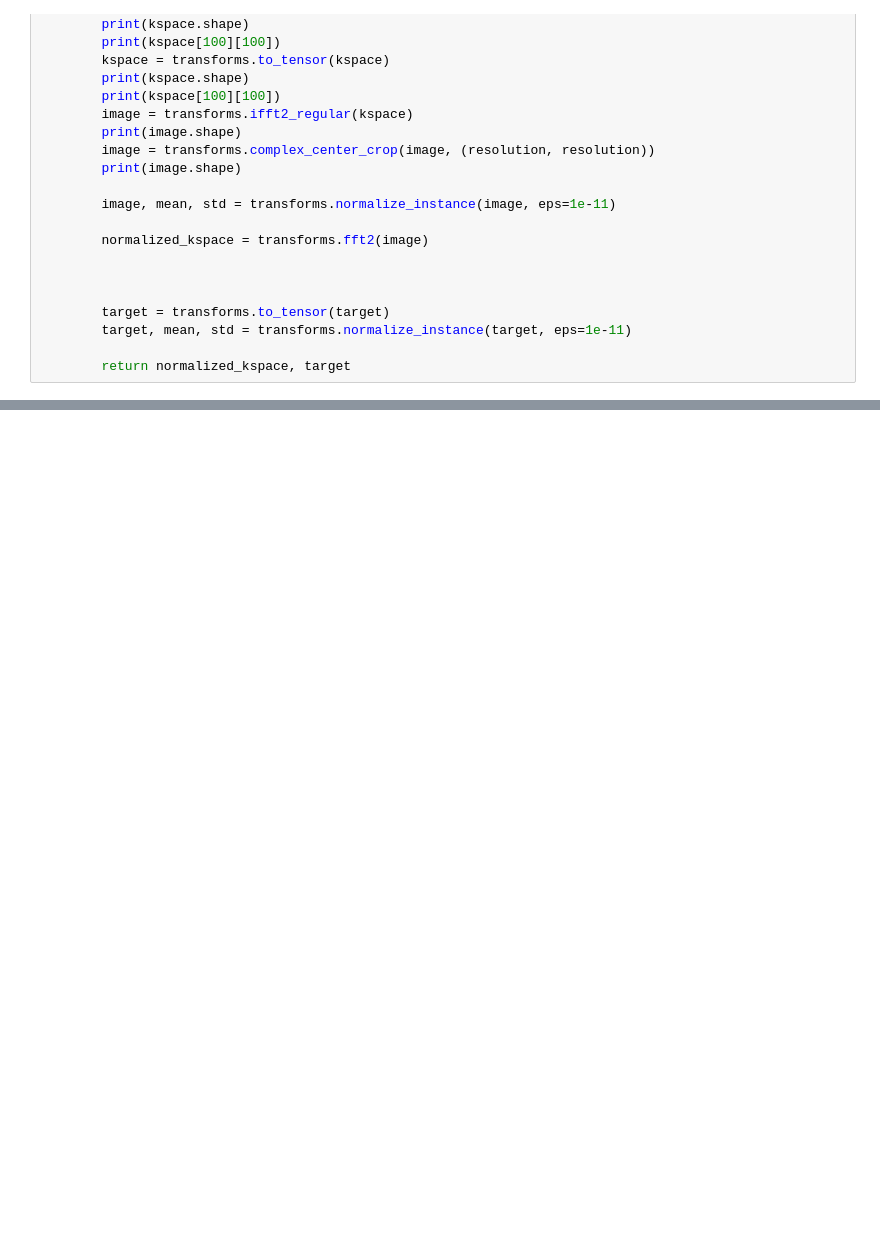
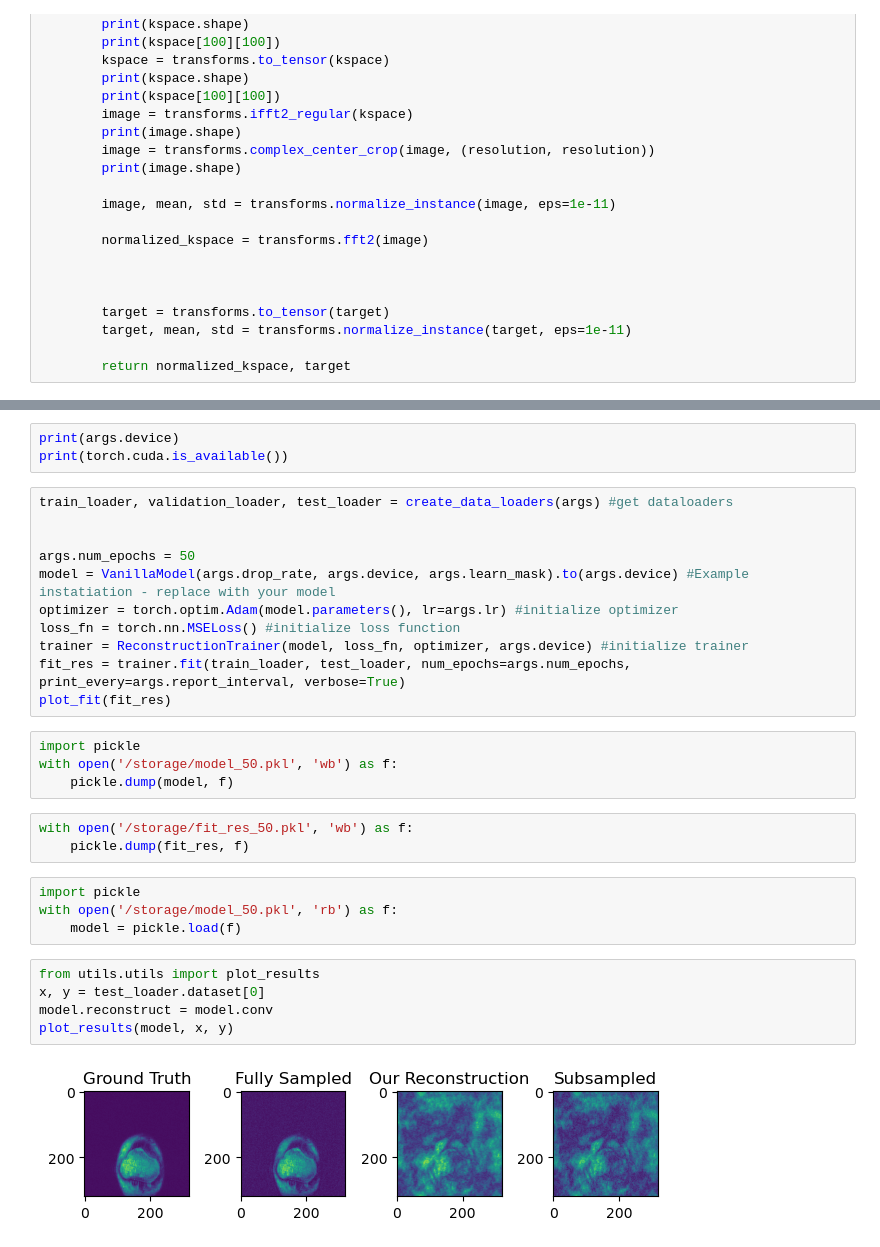
Before and after one commit to aradrd/DL-Project, a Jupyter notebook: playground.ipynb, the cells around one changed output, grey strips where cells are left out. Cells and saved outputs as stored; diff of their text form; blank space fills up the shorter version.

```diff
--- a/playground.ipynb
+++ b/playground.ipynb
@@ -203,0 +150,32 @@ plt.imshow(y - our_img)
+# %%
+print(args.device)
+print(torch.cuda.is_available())
+# %%
+train_loader, validation_loader, test_loader = create_data_loaders(args) #get dataloaders
+
+
+args.num_epochs = 50
+model = VanillaModel(args.drop_rate, args.device, args.learn_mask).to(args.device) #Example instatiation - replace with your model
+optimizer = torch.optim.Adam(model.parameters(), lr=args.lr) #initialize optimizer
+loss_fn = torch.nn.MSELoss() #initialize loss function
+trainer = ReconstructionTrainer(model, loss_fn, optimizer, args.device) #initialize trainer
+fit_res = trainer.fit(train_loader, test_loader, num_epochs=args.num_epochs, print_every=args.report_interval, verbose=True)
+plot_fit(fit_res)
+# %%
+import pickle
+with open('/storage/model_50.pkl', 'wb') as f:
+    pickle.dump(model, f)
+# %%
+with open('/storage/fit_res_50.pkl', 'wb') as f:
+    pickle.dump(fit_res, f)
+# %%
+import pickle
+with open('/storage/model_50.pkl', 'rb') as f:
+    model = pickle.load(f)
+# %%
+from utils.utils import plot_results
+x, y = test_loader.dataset[0]
+model.reconstruct = model.conv
+plot_results(model, x, y)
+# %% [output]
+[figure, added]
```
Also changed, not shown: parts of 8 cells of this notebook, 7 other files.
